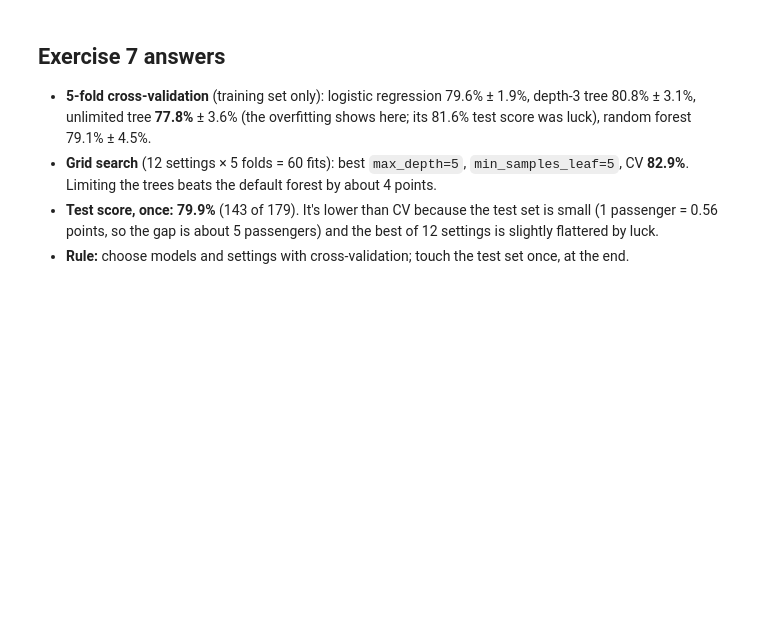
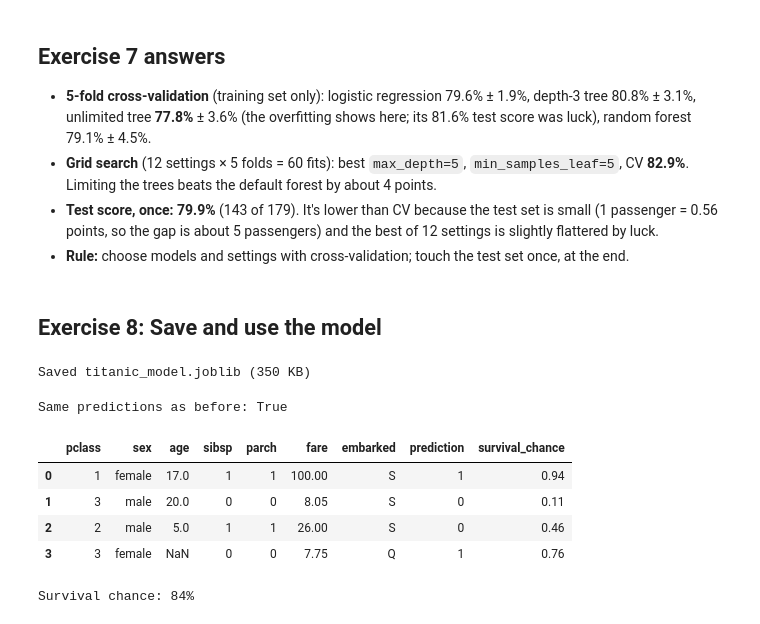
Before and after one commit to adam-c4d/pythonllm-practise, a Jupyter notebook: 03_ml/titanic_model.ipynb, the cells around one changed output. Cells and saved outputs as stored; diff of their text form; code cells hidden in the pictures; blank space fills up the shorter version.

Commit message:
Task 5 Ex 8: save and load the model

```diff
--- a/03_ml/titanic_model.ipynb
+++ b/03_ml/titanic_model.ipynb
@@ -477,3 +478,55 @@ Test accuracy (once, at the end): 79.9%
 - **Grid search** (12 settings × 5 folds = 60 fits): best `max_depth=5`, `min_samples_leaf=5`, CV **82.9%**. Limiting the trees beats the default forest by about 4 points.
 - **Test score, once:** **79.9%** (143 of 179). It's lower than CV because the test set is small (1 passenger = 0.56 points, so the gap is about 5 passengers) and the best of 12 settings is slightly flattered by luck.
 - **Rule:** choose models and settings with cross-validation; touch the test set once, at the end.
+# %% [markdown]
+## Exercise 8: Save and use the model
+# %%
+# Cell 1: Save the model to a file
+
+models_dir = Path("models")
+models_dir.mkdir(exist_ok=True)
+model_path = models_dir / "titanic_model.joblib"
+joblib.dump(grid.best_estimator_, model_path)
+print(f"Saved {model_path.name} ({model_path.stat().st_size / 1024:.0f} KB)")
+# %% [output]
+Saved titanic_model.joblib (350 KB)
+# %%
+# Cell 2: Load it back
+
+loaded = joblib.load(model_path)
+same = (loaded.predict(X_test) == grid.predict(X_test)).all()
+print("Same predictions as before:", same)
+# %% [output]
+Same predictions as before: True
+# %%
+# Cell 3: Predict for new passengers
+
+new_passengers = pd.DataFrame([
+    {"pclass": 1, "sex": "female", "age": 17, "sibsp": 1, "parch": 1,
+     "fare": 100.0, "embarked": "S"},
+    {"pclass": 3, "sex": "male", "age": 20, "sibsp": 0, "parch": 0,
+     "fare": 8.05, "embarked": "S"},
+    {"pclass": 2, "sex": "male", "age": 5, "sibsp": 1, "parch": 1,
+     "fare": 26.0, "embarked": "S"},
+    {"pclass": 3, "sex": "female", "age": None, "sibsp": 0, "parch": 0,
+     "fare": 7.75, "embarked": "Q"},
+])
+display(new_passengers.assign(
+    prediction=loaded.predict(new_passengers),
+    survival_chance=loaded.predict_proba(new_passengers)[:, 1].round(2),
+))
+# %% [output]
+|  | pclass | sex | age | sibsp | parch | fare | embarked | prediction | survival_chance |
+| 0 | 1 | female | 17.0 | 1 | 1 | 100.00 | S | 1 | 0.94 |
+| 1 | 3 | male | 20.0 | 0 | 0 | 8.05 | S | 0 | 0.11 |
+| 2 | 2 | male | 5.0 | 1 | 1 | 26.00 | S | 0 | 0.46 |
+| 3 | 3 | female | NaN | 0 | 0 | 7.75 | Q | 1 | 0.76 |
+# %%
+# Cell 4: A preview of the /predict endpoint
+
+request = {"pclass": 2, "sex": "female", "age": 30, "sibsp": 0, "parch": 0,
+           "fare": 13.0, "embarked": "X"}
+chance = loaded.predict_proba(pd.DataFrame([request]))[0, 1]
+print(f"Survival chance: {chance:.0%}")
+# %% [output]
+Survival chance: 84%
```
Also changed, not shown: parts of 2 cells of this notebook, 4 other files.
